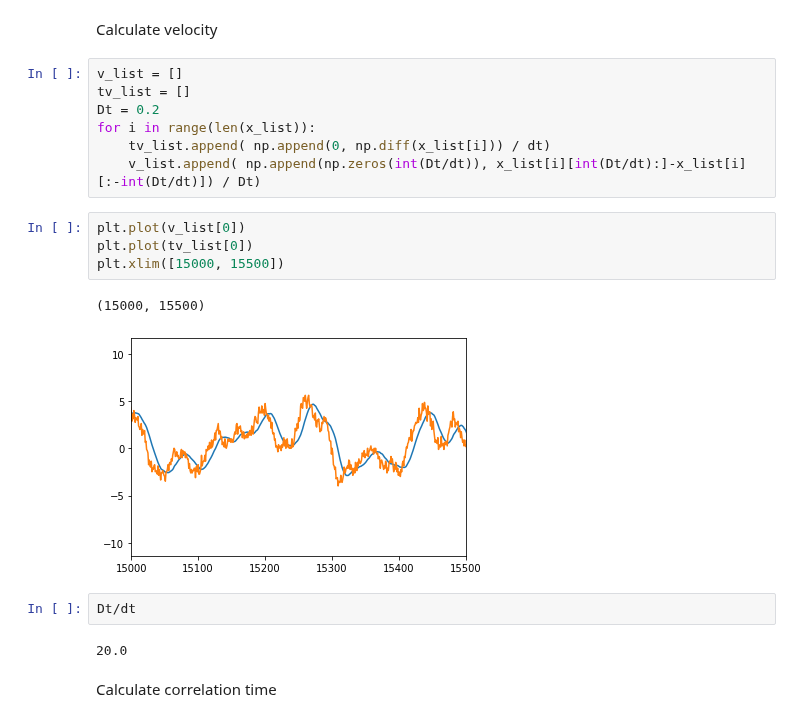
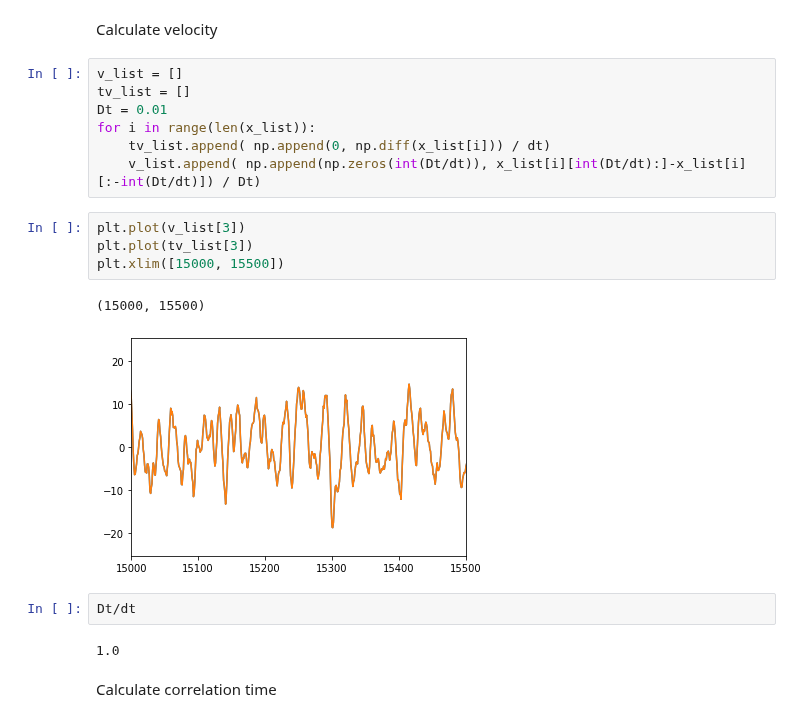
Before and after one commit to llincooi/retina_python, a Jupyter notebook: Compare_different_Parameter_(FakeSpike_RealData)-Homogeneous-Standard.ipynb, the cells around one changed output. Drawn from its saved outputs; the diff is of its cells as text.

```diff
--- a/Compare_different_Parameter_(FakeSpike_RealData)-Homogeneous-Standard.ipynb
+++ b/Compare_different_Parameter_(FakeSpike_RealData)-Homogeneous-Standard.ipynb
@@ -312,21 +312,21 @@ Calculate velocity
 # %%
 v_list = []
 tv_list = []
-Dt = 0.2
+Dt = 0.01
 for i in range(len(x_list)):
     tv_list.append( np.append(0, np.diff(x_list[i])) / dt)
     v_list.append( np.append(np.zeros(int(Dt/dt)), x_list[i][int(Dt/dt):]-x_list[i][:-int(Dt/dt)]) / Dt)
 # %%
-plt.plot(v_list[0])
-plt.plot(tv_list[0])
+plt.plot(v_list[3])
+plt.plot(tv_list[3])
 plt.xlim([15000, 15500])
 # %% [output]
 (15000, 15500)
-[figure, old version]
+[figure, new version]
 # %%
 Dt/dt
 # %% [output]
-20.0
+1.0
 # %% [markdown]
 Calculate correlation time
 # %%
```
Also changed, not shown: parts of 8 cells of this notebook, 9 other files.
